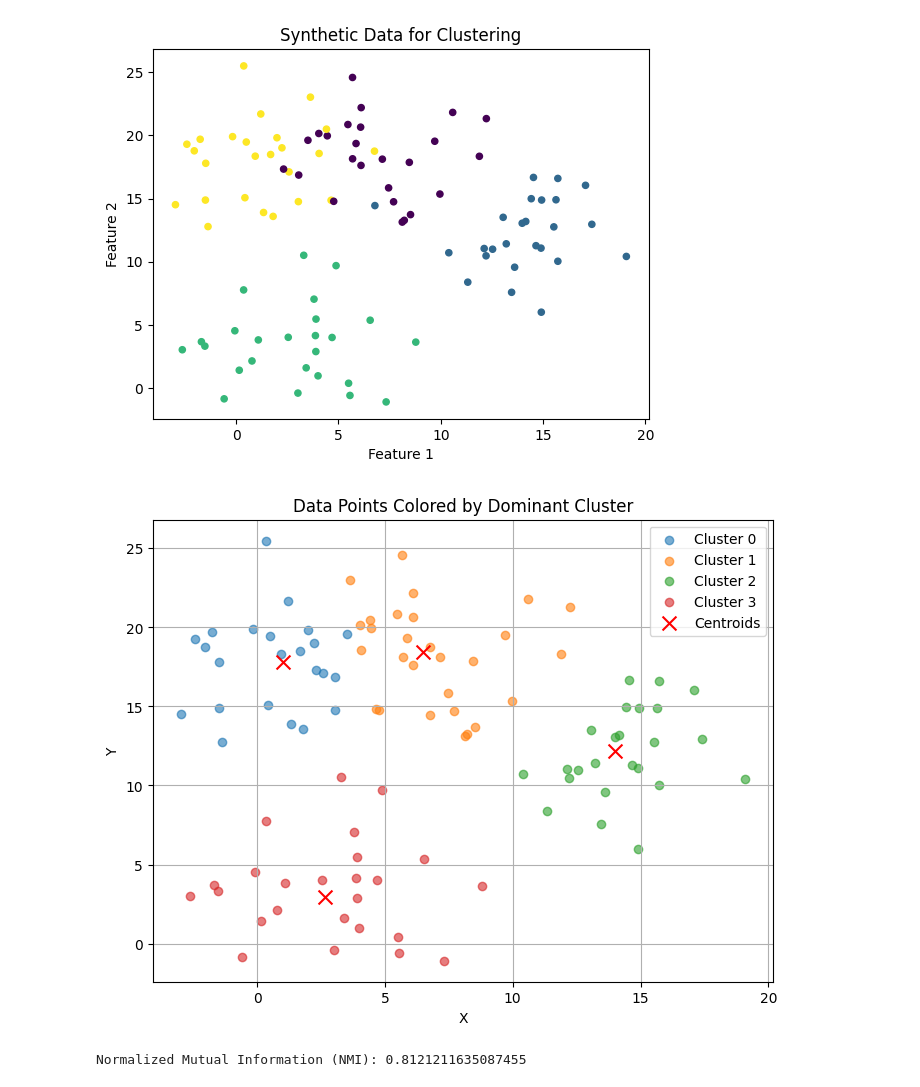
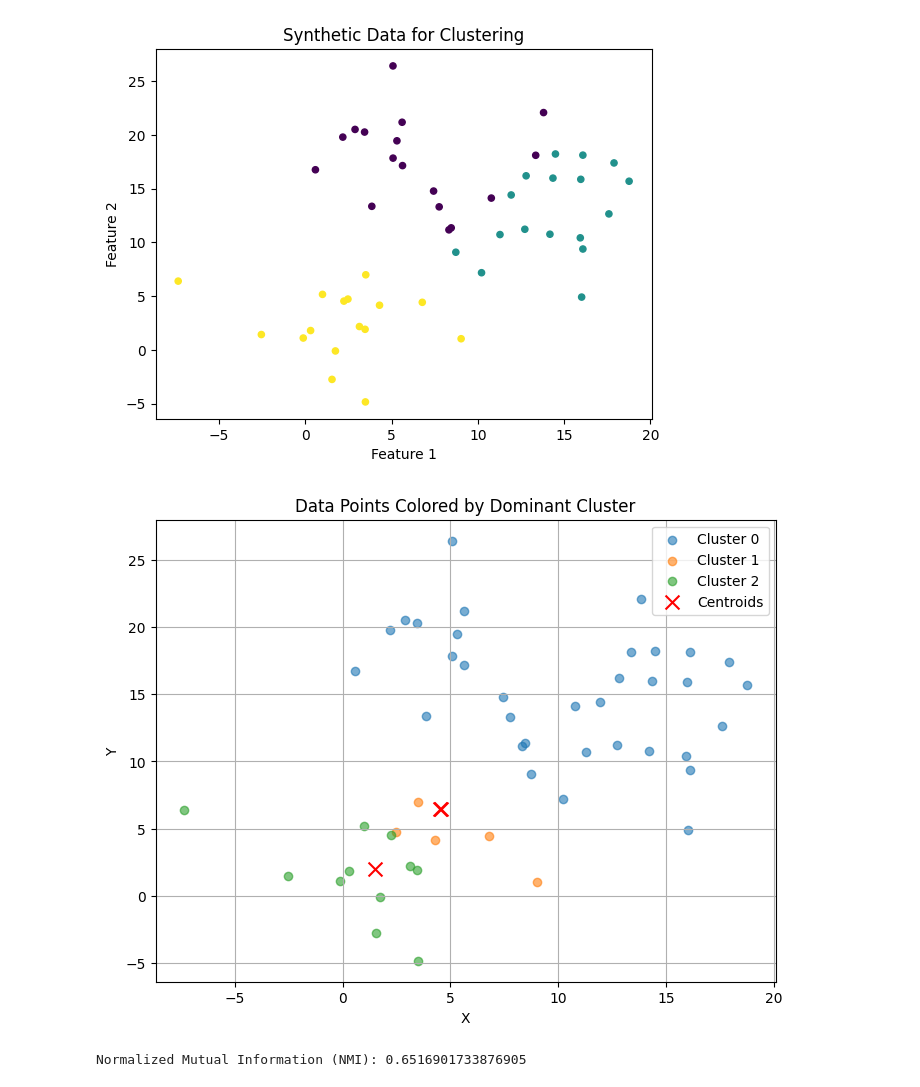
Before and after one commit to goli3148/MachineLearning, a Jupyter notebook: 23_fuzzycmeans_SOM/main.ipynb, the cells around one changed output. Saved outputs shown, nothing was run; the diff lists cells and outputs as text; code cells hidden in the pictures.

```diff
--- a/23_fuzzycmeans_SOM/main.ipynb
+++ b/23_fuzzycmeans_SOM/main.ipynb
@@ -65,43 +65,43 @@ from sklearn.metrics import normalized_mutual_info_score
 
 
 
-num_clusters=4
-num_samples = 100
+num_clusters=3
+num_samples = 50
 
 # Generate synthetic data with clusters
-X, y = make_blobs(n_samples=num_samples, centers=num_clusters, cluster_std=3, random_state=42)
+X, y = make_blobs(n_samples=num_samples, centers=num_clusters, cluster_std=4, random_state=42)
 X += 10
 
 
 
 # Visualize the generated data
 plt.scatter(X[:, 0], X[:, 1], c=y, cmap='viridis', s=20)
 plt.title('Synthetic Data for Clustering')
 plt.xlabel('Feature 1')
 plt.ylabel('Feature 2')
 plt.show()
 
 
-centroids, membership_mat = fuzzy_c_means_clustering_SOM(X, num_clusters,alpha=0)
+centroids, membership_mat = fuzzy_c_means_clustering_SOM(X, num_clusters,alpha=.5, max_iter=20)
 
 
 max_membership_cluster = np.argmax(membership_mat, axis=0)
 # Plot data points with colors based on their corresponding centroids
 plt.figure(figsize=(8, 6))
 for i in range(num_clusters):
     cluster_data = X[max_membership_cluster == i]
     plt.scatter(cluster_data[:, 0], cluster_data[:, 1], label=f'Cluster {i}', alpha=0.6)
 plt.scatter(centroids[:, 0], centroids[:, 1], c='red', marker='x', s=100, label='Centroids')
 plt.title('Data Points Colored by Dominant Cluster')
 plt.xlabel('X')
 plt.ylabel('Y')
 plt.legend()
 plt.grid(True)
 plt.show()
 # Assuming 'y' contains the true cluster labels and 'max_membership_cluster' contains the cluster labels assigned by your fuzzy clustering algorithm
 nmi = normalized_mutual_info_score(y, max_membership_cluster)
 print("Normalized Mutual Information (NMI):", nmi)
 # %% [output]
-[figure, old version]
+[figure, new version]
-[figure, old version]
+[figure, new version]
-Normalized Mutual Information (NMI): 0.8121211635087455
+Normalized Mutual Information (NMI): 0.6516901733876905
```
Also changed, not shown: 2 other files.
